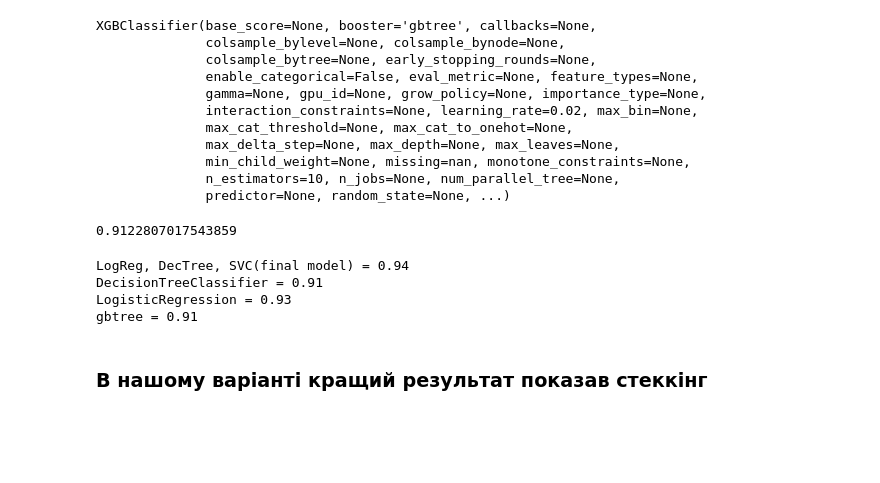
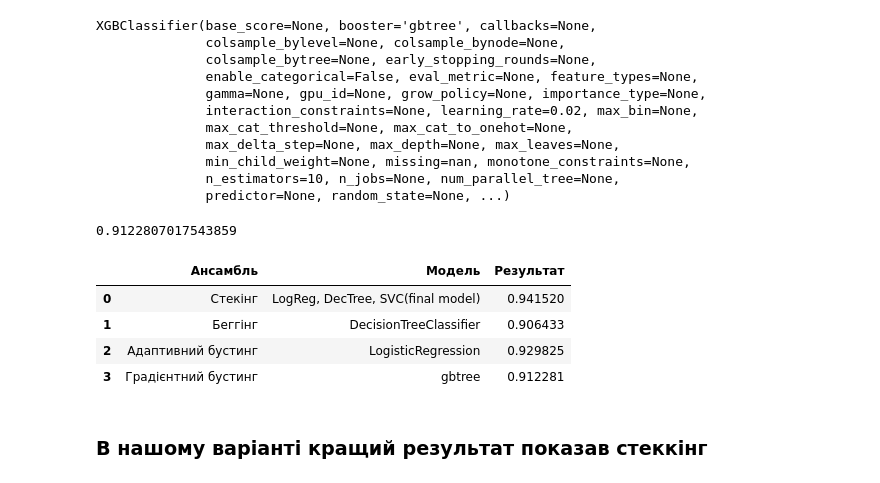
Before and after one commit to OleksandrBal13/dz_pds1, a Jupyter notebook: dz40/task_1.ipynb, the cells around one changed output. Saved outputs shown, nothing was run; the diff lists cells and outputs as text; code cells hidden in the pictures; blank space fills up the shorter version.

```diff
--- a/dz40/task_1.ipynb
+++ b/dz40/task_1.ipynb
@@ -122,14 +123,17 @@ print(res_4)
 # %% [output]
 0.9122807017543859
 # %%
-print(f'LogReg, DecTree, SVC(final model) = {round(res_1,2)}')
-print(f'DecisionTreeClassifier = {round(res_2,2)}')
-print(f'LogisticRegression = {round(res_3,2)}')
-print(f'gbtree = {round(res_4,2)}')
+results_total = pd.DataFrame({
+    'Ансамбль': ['Стекінг', 'Беггінг', 'Адаптивний бустинг', 'Градієнтний бустинг'],
+    'Модель':['LogReg, DecTree, SVC(final model)', 'DecisionTreeClassifier', 'LogisticRegression', 'gbtree'],
+    'Результат':[res_1,res_2,res_3,res_4]})
+
+results_total
 # %% [output]
-LogReg, DecTree, SVC(final model) = 0.94
-DecisionTreeClassifier = 0.91
-LogisticRegression = 0.93
-gbtree = 0.91
+|  | Ансамбль | Модель | Результат |
+| 0 | Стекінг | LogReg, DecTree, SVC(final model) | 0.941520 |
+| 1 | Беггінг | DecisionTreeClassifier | 0.906433 |
+| 2 | Адаптивний бустинг | LogisticRegression | 0.929825 |
+| 3 | Градієнтний бустинг | gbtree | 0.912281 |
 # %% [markdown]
 ### В нашому варіанті кращий результат показав стеккінг
```
Also changed, not shown: parts of 2 cells of this notebook.
